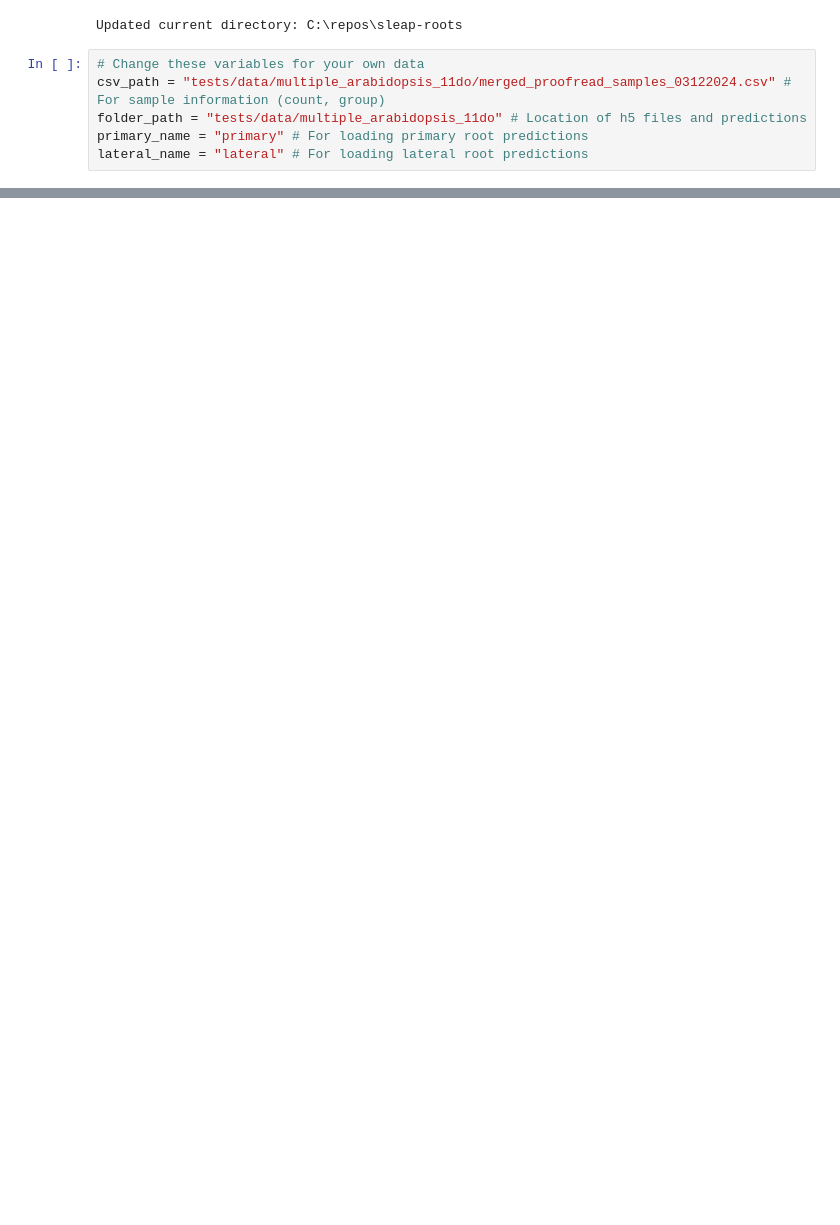
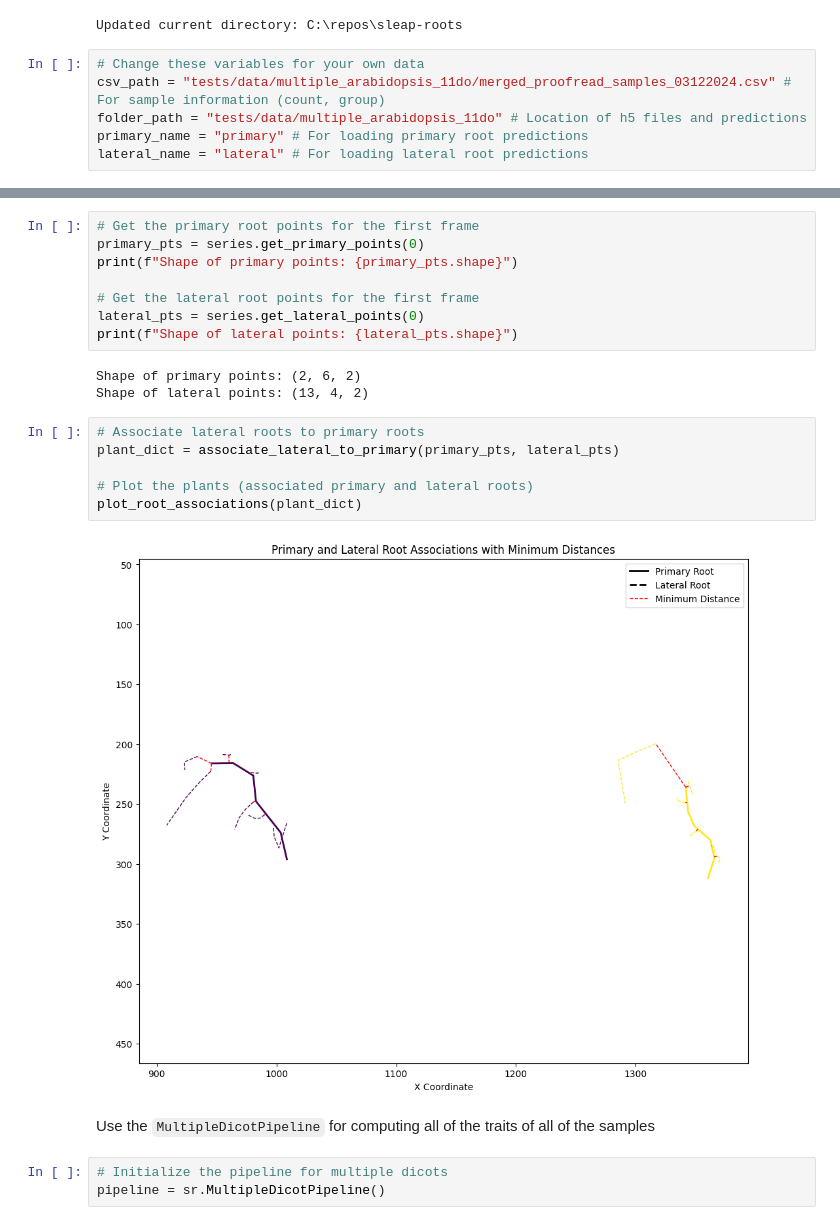
Before and after one commit to talmolab/sleap-roots, a Jupyter notebook: notebooks/MultipleDicotPipeline.ipynb, the cells around one changed output, grey strips where cells are left out. Cells and saved outputs as stored; diff of their text form; blank space fills up the shorter version.

Commit message:
Add `MultipleDicotPipeline` tutorial

```diff
--- a/notebooks/MultipleDicotPipeline.ipynb
+++ b/notebooks/MultipleDicotPipeline.ipynb
@@ -48,0 +84,24 @@ all_h5s
+# %%
+# Get the primary root points for the first frame
+primary_pts = series.get_primary_points(0)
+print(f"Shape of primary points: {primary_pts.shape}")
+
+# Get the lateral root points for the first frame
+lateral_pts = series.get_lateral_points(0)
+print(f"Shape of lateral points: {lateral_pts.shape}")
+# %% [output]
+Shape of primary points: (2, 6, 2)
+Shape of lateral points: (13, 4, 2)
+# %%
+# Associate lateral roots to primary roots
+plant_dict = associate_lateral_to_primary(primary_pts, lateral_pts)
+
+# Plot the plants (associated primary and lateral roots)
+plot_root_associations(plant_dict)
+# %% [output]
+[figure, added]
+# %% [markdown]
+Use the `MultipleDicotPipeline` for computing all of the traits of all of the samples
+# %%
+# Initialize the pipeline for multiple dicots
+pipeline = sr.MultipleDicotPipeline()
```
Also changed, not shown: parts of 13 cells of this notebook.
